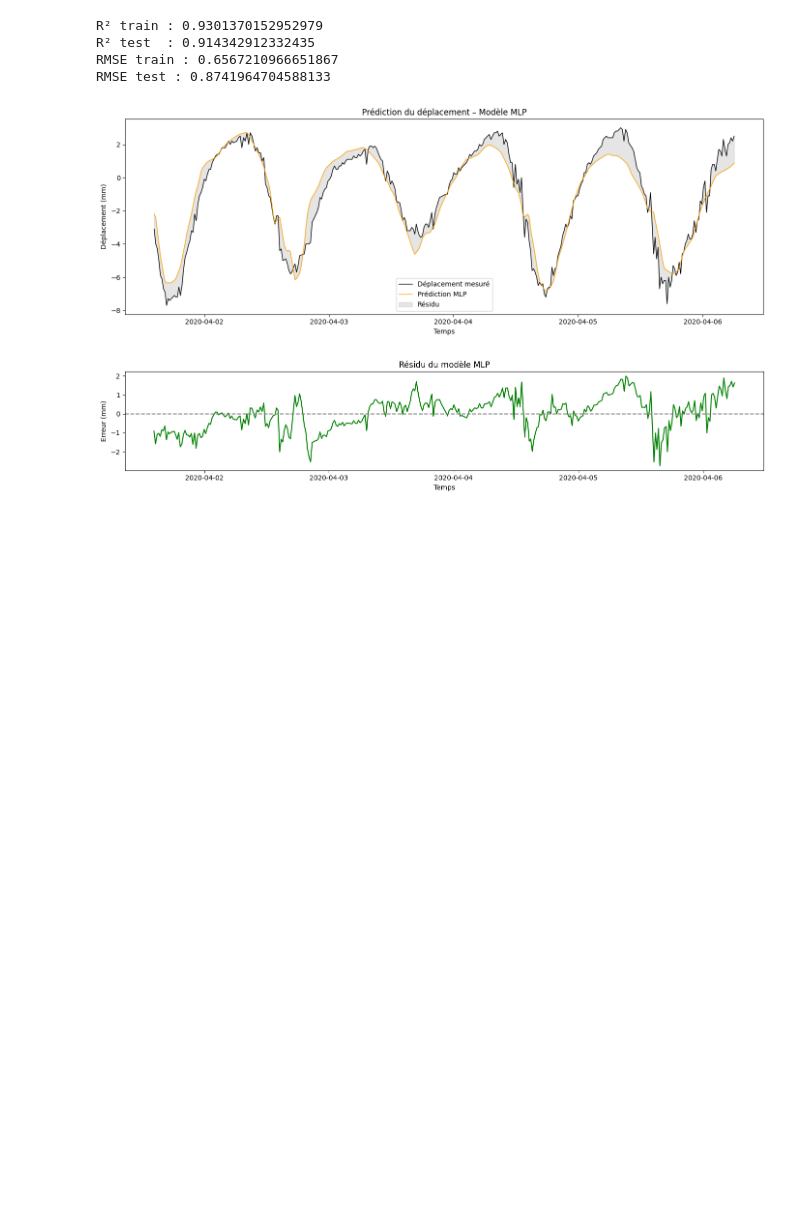
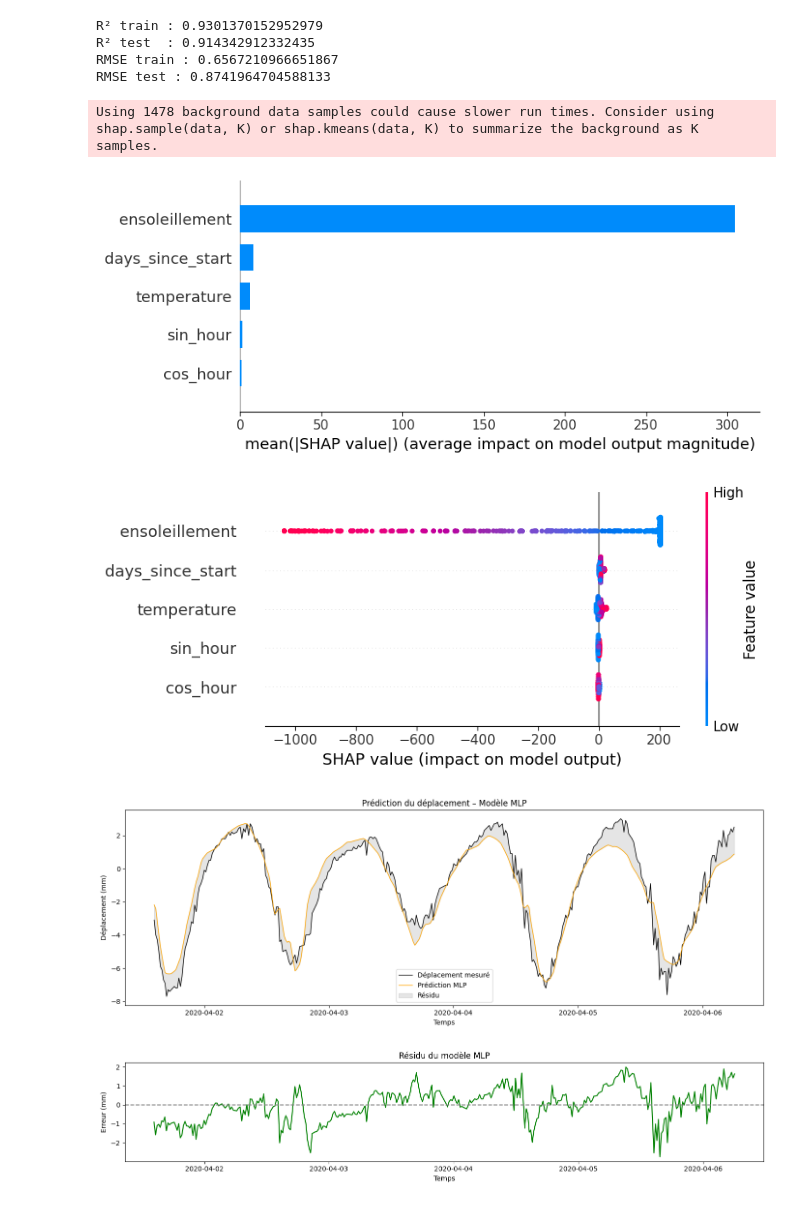
Before and after one commit to Omarbenjelloun915/cementys-deplacement-decorr, a Jupyter notebook: analyse_technique.ipynb, the cells around one changed output. Cells and saved outputs as stored; diff of their text form; code cells hidden in the pictures; blank space fills up the shorter version.

Commit message:
add shap

```diff
--- a/analyse_technique.ipynb
+++ b/analyse_technique.ipynb
@@ -379,6 +479,31 @@ R² train : 0.9301370152952979
 R² test  : 0.914342912332435
 RMSE train : 0.6567210966651867
 RMSE test : 0.8741964704588133
+# %%
+import shap
+
+# Subset (pour que SHAP soit rapide)
+X_sample = X_test  # ou moins si nécessaire
+X_train_sample = X_train
+
+# Création d’un explainer Kernel (modèle boîte noire)
+explainer = shap.KernelExplainer(mlp.predict, X_train_sample)
+
+# Calcul des valeurs SHAP (peut prendre du temps)
+shap_values = explainer.shap_values(X_sample, nsamples=100)
+
+# Convertir en DataFrame pour les noms
+X_sample_df = pd.DataFrame(X_sample, columns=features)
+
+# Résumé global
+shap.summary_plot(shap_values, X_sample_df, plot_type="bar")
+
+# Résumé détaillé (beeswarm)
+shap.summary_plot(shap_values, X_sample_df)
+# %% [output]
+Using 1478 background data samples could cause slower run times. Consider using shap.sample(data, K) or shap.kmeans(data, K) to summarize the background as K samples.
+[figure, added]
+[figure, added]
 # %%
 # Affichage résultats sur le jeu de test
 ts_train = df["ts"].iloc[:len(y_train)]
```
Also changed, not shown: parts of 13 cells of this notebook, 1 other file.
